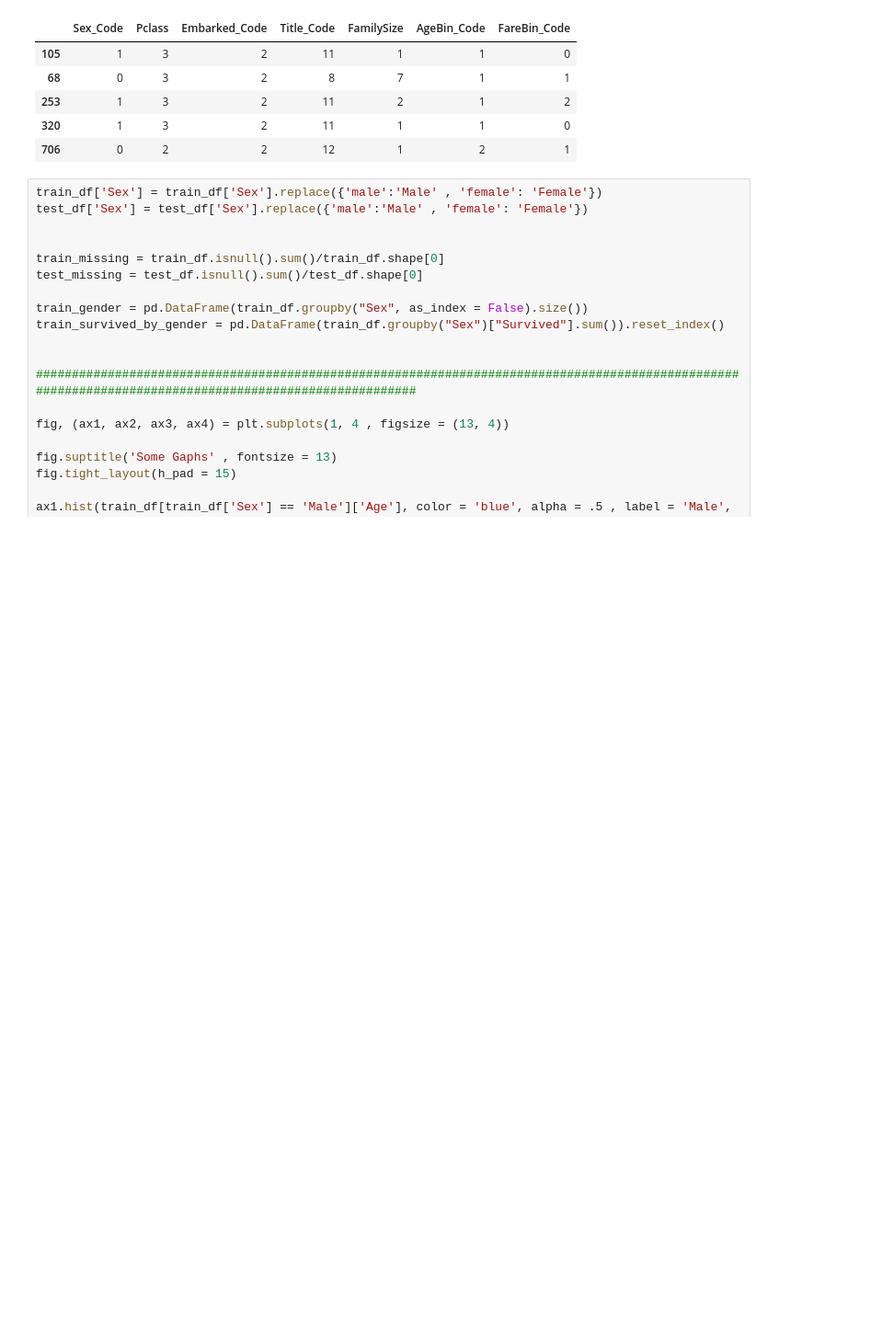
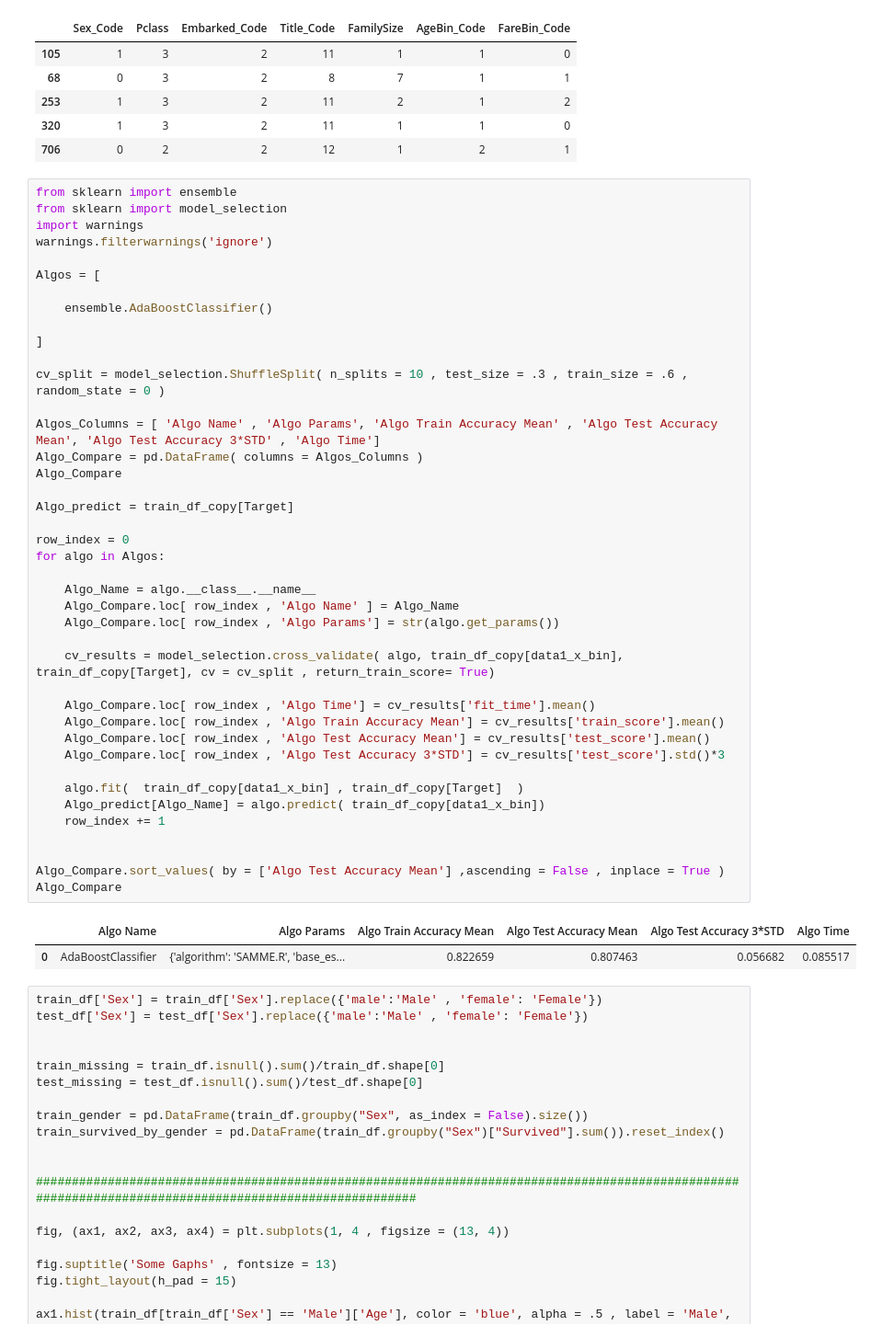
Before and after one commit to lilab001/ML-Toolkit, a Jupyter notebook: survived-ex.ipynb, the cells around one changed output. Shown at 92% size. Cells and saved outputs as stored; diff of their text form; blank space fills up the shorter version.

```diff
--- a/survived-ex.ipynb
+++ b/survived-ex.ipynb
@@ -260,6 +260,50 @@ Test1 Shape: (223, 8)
 | 253 | 1 | 3 | 2 | 11 | 2 | 1 | 2 |
 | 320 | 1 | 3 | 2 | 11 | 1 | 1 | 0 |
 | 706 | 0 | 2 | 2 | 12 | 1 | 2 | 1 |
+# %%
+from sklearn import ensemble
+from sklearn import model_selection
+import warnings
+warnings.filterwarnings('ignore')
+
+Algos = [
+
+    ensemble.AdaBoostClassifier()
+
+]
+
+cv_split = model_selection.ShuffleSplit( n_splits = 10 , test_size = .3 , train_size = .6 , random_state = 0 )
+
+Algos_Columns = [ 'Algo Name' , 'Algo Params', 'Algo Train Accuracy Mean' , 'Algo Test Accuracy Mean', 'Algo Test Accuracy 3*STD' , 'Algo Time']
+Algo_Compare = pd.DataFrame( columns = Algos_Columns )
+Algo_Compare
+
+Algo_predict = train_df_copy[Target]
+
+row_index = 0
+for algo in Algos:
+
+    Algo_Name = algo.__class__.__name__
+    Algo_Compare.loc[ row_index , 'Algo Name' ] = Algo_Name
+    Algo_Compare.loc[ row_index , 'Algo Params'] = str(algo.get_params())
+
+    cv_results = model_selection.cross_validate( algo, train_df_copy[data1_x_bin], train_df_copy[Target], cv = cv_split , return_train_score= True)
+
+    Algo_Compare.loc[ row_index , 'Algo Time'] = cv_results['fit_time'].mean()
+    Algo_Compare.loc[ row_index , 'Algo Train Accuracy Mean'] = cv_results['train_score'].mean()
+    Algo_Compare.loc[ row_index , 'Algo Test Accuracy Mean'] = cv_results['test_score'].mean()
+    Algo_Compare.loc[ row_index , 'Algo Test Accuracy 3*STD'] = cv_results['test_score'].std()*3
+
+    algo.fit(  train_df_copy[data1_x_bin] , train_df_copy[Target]  )
+    Algo_predict[Algo_Name] = algo.predict( train_df_copy[data1_x_bin])
+    row_index += 1
+
+
+Algo_Compare.sort_values( by = ['Algo Test Accuracy Mean'] ,ascending = False , inplace = True )
+Algo_Compare
+# %% [output]
+|  | Algo Name | Algo Params | Algo Train Accuracy Mean | Algo Test Accuracy Mean | Algo Test Accuracy 3*STD | Algo Time |
+| 0 | AdaBoostClassifier | {'algorithm': 'SAMME.R', 'base_es... | 0.822659 | 0.807463 | 0.056682 | 0.085517 |
 # %%
 train_df['Sex'] = train_df['Sex'].replace({'male':'Male' , 'female': 'Female'})
 test_df['Sex'] = test_df['Sex'].replace({'male':'Male' , 'female': 'Female'})
```
